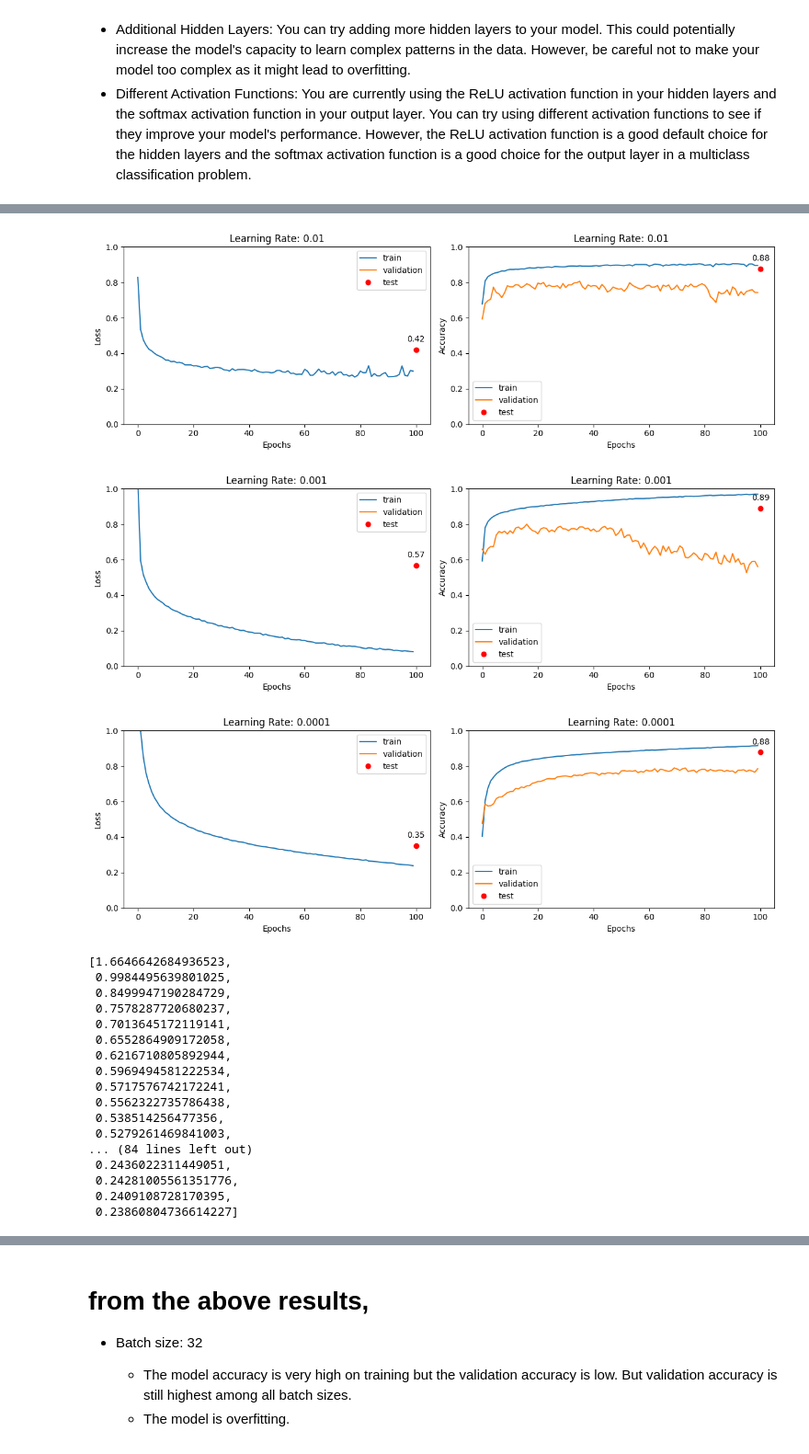
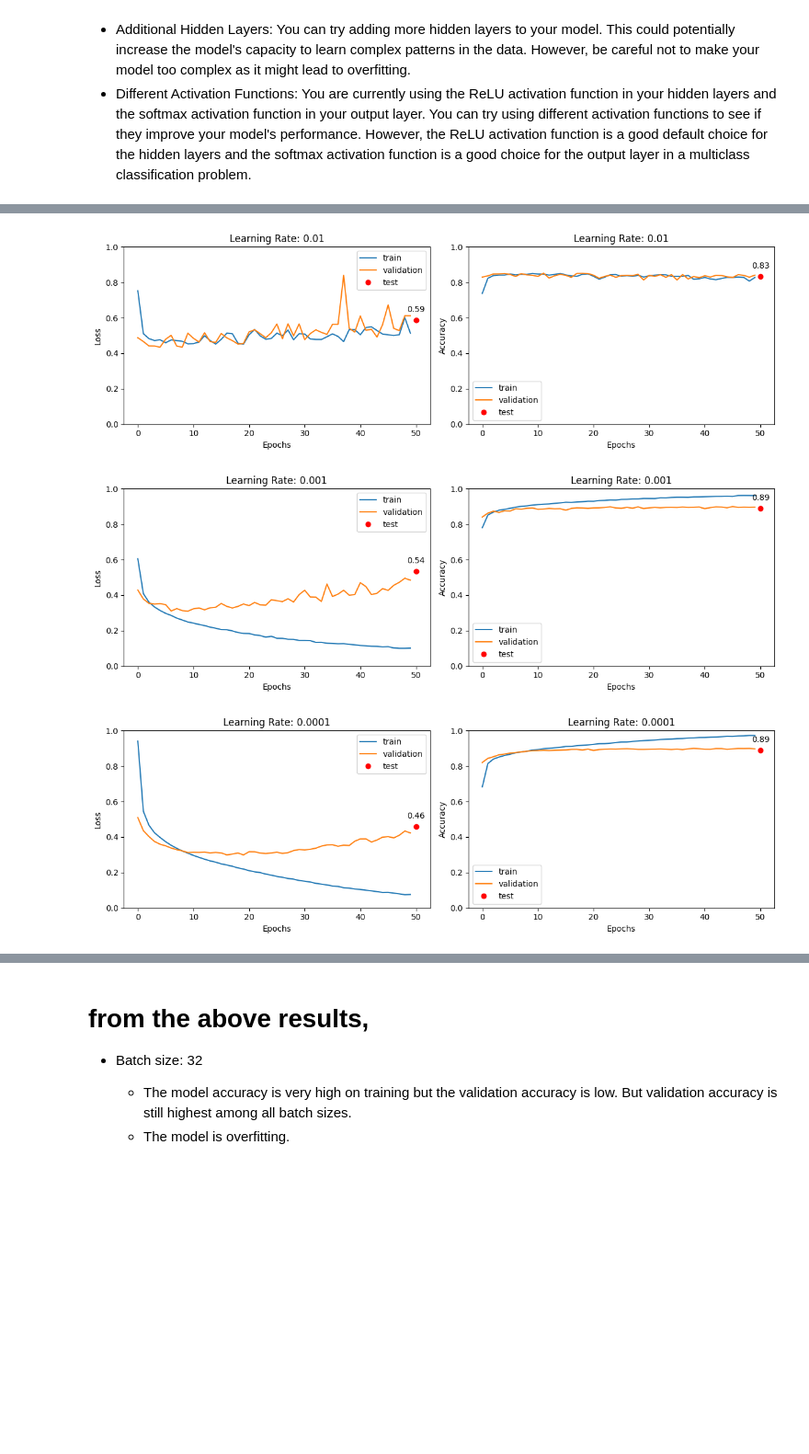
Before and after one commit to Bhanu-py/DL-assignments, a Jupyter notebook: ass1/main.ipynb, the cells around one changed output, grey strips where cells are left out. Shown at 92% size. Cells and saved outputs as stored; diff of their text form; code cells hidden in the pictures; blank space fills up the shorter version.

```diff
--- a/ass1/main.ipynb
+++ b/ass1/main.ipynb
@@ -173,9 +172,9 @@ sns.heatmap(df_cm, annot=True)
 # %%
-x_train = x_train.reshape(x_train.shape[0], 28, 28, 1)
-x_test = x_test.reshape(x_test.shape[0], 28, 28, 1)
-x_val = x_val.reshape(x_val.shape[0], 28, 28, 1)
-y_train = y_train.reshape(y_train.shape[0], 1)
-y_test = y_test.reshape(y_test.shape[0], 1)
+# x_train = x_train.reshape(x_train.shape[0], 28, 28, 1)
+# x_test = x_test.reshape(x_test.shape[0], 28, 28, 1)
+# x_val = x_val.reshape(x_val.shape[0], 28, 28, 1)
+# y_train = y_train.reshape(y_train.shape[0], 1)
+# y_test = y_test.reshape(y_test.shape[0], 1)
 # %%
 from keras.layers import Dense, Dropout
 from keras.optimizers import Adam, SGD
@@ -295,7 +294,7 @@ for lr in learning_rates:
     network.compile(optimizer=opt, loss='sparse_categorical_crossentropy', metrics=['accuracy'])
 
     # train the model
-    history = network.fit(x_train, y_train, epochs=100, batch_size=128, validation_data=(x_val, y_val))
+    history = network.fit(x_train, y_train, epochs=50, batch_size=128, validation_data=(x_val, y_val), verbose=2)
 
     # evaluate the model
     test_loss, test_acc = network.evaluate(x_test, y_test)
@@ -326,57 +325,40 @@ Test accuracy: 0.8780999779701233
 # %%
 # plot loss and accuracy for each batch size
 for i, history in enumerate(histories):
     plt.figure(figsize=(12, 4))
 
     plt.subplot(1, 2, 1)
     plt.plot(history.history['loss'], label='train')
     plt.plot(history.history['val_loss'], label='validation')
     # mark point for test loss and annotate
-    plt.plot(100, test_losses[i], 'ro', label='test')
+    plt.plot(50, test_losses[i], 'ro', label='test')
     # annotate the point
-    plt.annotate(f'{test_losses[i]:.2f}', (100, test_losses[i]), textcoords="offset points", xytext=(0,10), ha='center')
+    plt.annotate(f'{test_losses[i]:.2f}', (50, test_losses[i]), textcoords="offset points", xytext=(0,10), ha='center')
     plt.title('Learning Rate: ' + str(learning_rates[i]))
     plt.xlabel('Epochs')
     plt.ylabel('Loss')
     plt.ylim(0, 1)  # Set the same y-axis limits for all subplots
     plt.legend()
 
     plt.subplot(1, 2, 2)
     plt.plot(history.history['accuracy'], label='train')
     plt.plot(history.history['val_accuracy'], label='validation')
     # mark point for test accuracy
-    plt.plot(100, test_accuracies[i], 'ro', label='test')
+    plt.plot(50, test_accuracies[i], 'ro', label='test')
     # annotate the point
-    plt.annotate(f'{test_accuracies[i]:.2f}', (100, test_accuracies[i]), textcoords="offset points", xytext=(0,10), ha='center')
+    plt.annotate(f'{test_accuracies[i]:.2f}', (50, test_accuracies[i]), textcoords="offset points", xytext=(0,10), ha='center')
     plt.title('Learning Rate: ' + str(learning_rates[i]))
     plt.xlabel('Epochs')
     plt.ylabel('Accuracy')
     plt.ylim(0, 1)  # Set the same y-axis limits for all subplots
     plt.legend()
 
     plt.tight_layout()
     plt.show()
 # %% [output]
-[figure, old version]
+[figure, new version]
-[figure, old version]
+[figure, new version]
-[figure, old version]
+[figure, new version]
-[1.6646642684936523,
- 0.9984495639801025,
- 0.8499947190284729,
- 0.7578287720680237,
- 0.7013645172119141,
- 0.6552864909172058,
- 0.6216710805892944,
- 0.5969494581222534,
- 0.5717576742172241,
- 0.5562322735786438,
- 0.538514256477356,
- 0.5279261469841003,
-... (84 lines left out)
- 0.2436022311449051,
- 0.24281005561351776,
- 0.2409108728170395,
- 0.23860804736614227]
 # %%
 # plot test_losses and test_accuracies lists plot
 plt.plot(learning_rates, test_losses, label='test loss')
```
Also changed, not shown: parts of 36 cells of this notebook, 1 other file.
